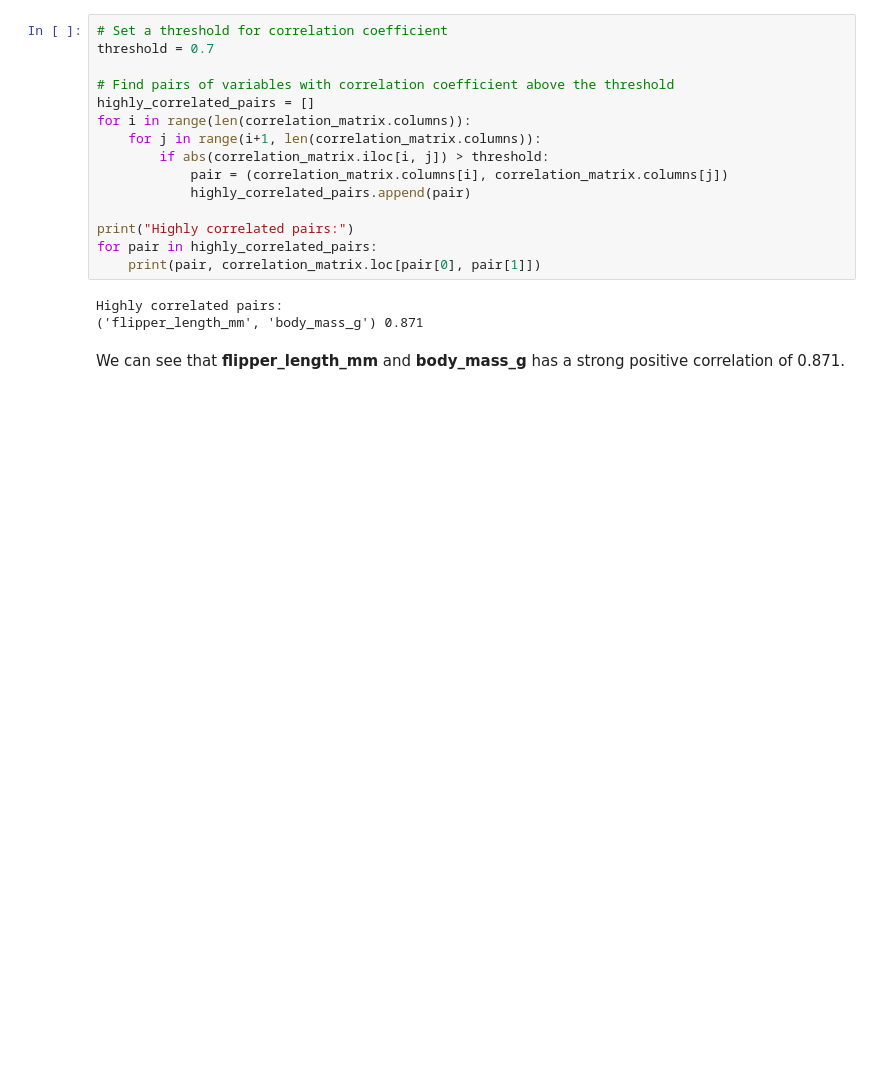
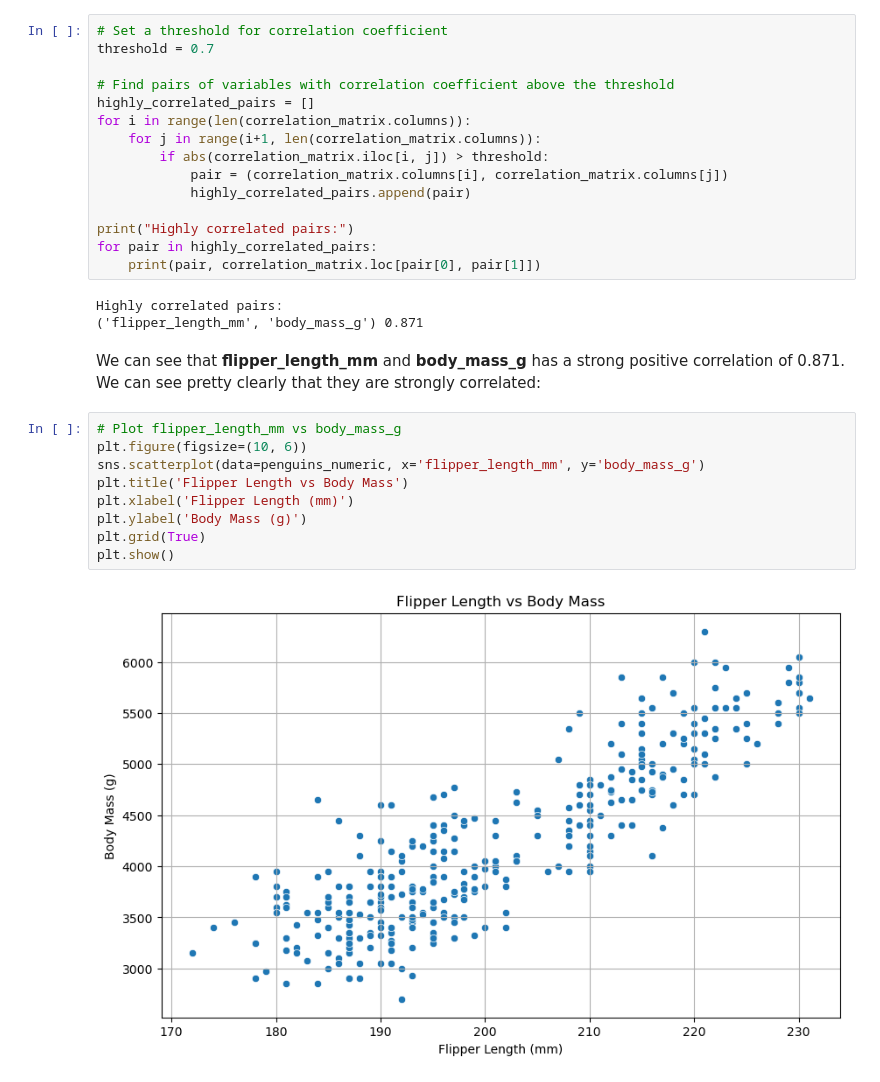
Before and after one commit to ljjtmm/hdip, a Jupyter notebook: sem1/8634/penguins.ipynb, the cells around one changed output. Saved outputs shown, nothing was run; the diff lists cells and outputs as text; blank space fills up the shorter version.

Commit message:
correlation visualisation

```diff
--- a/sem1/8634/penguins.ipynb
+++ b/sem1/8634/penguins.ipynb
@@ -467,4 +473,15 @@ for pair in highly_correlated_pairs:
 Highly correlated pairs:
 ('flipper_length_mm', 'body_mass_g') 0.871
 # %% [markdown]
-<p>We can see that <strong>flipper_length_mm</strong> and <strong>body_mass_g</strong> has a strong positive correlation of 0.871. </p>
+<p>We can see that <strong>flipper_length_mm</strong> and <strong>body_mass_g</strong> has a strong positive correlation of 0.871. We can see pretty clearly that they are strongly correlated: </p>
+# %%
+# Plot flipper_length_mm vs body_mass_g
+plt.figure(figsize=(10, 6))
+sns.scatterplot(data=penguins_numeric, x='flipper_length_mm', y='body_mass_g')
+plt.title('Flipper Length vs Body Mass')
+plt.xlabel('Flipper Length (mm)')
+plt.ylabel('Body Mass (g)')
+plt.grid(True)
+plt.show()
+# %% [output]
+[figure, added]
```
Also changed, not shown: parts of 10 cells of this notebook.
